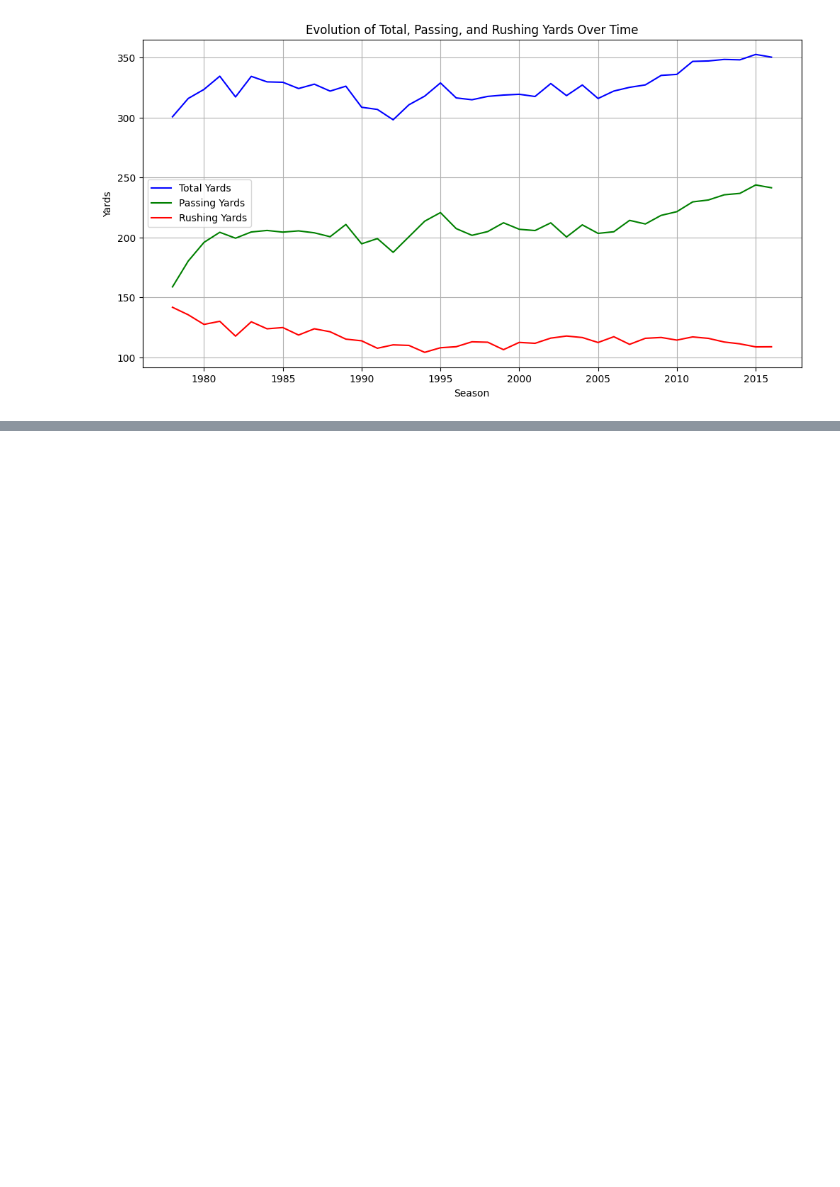
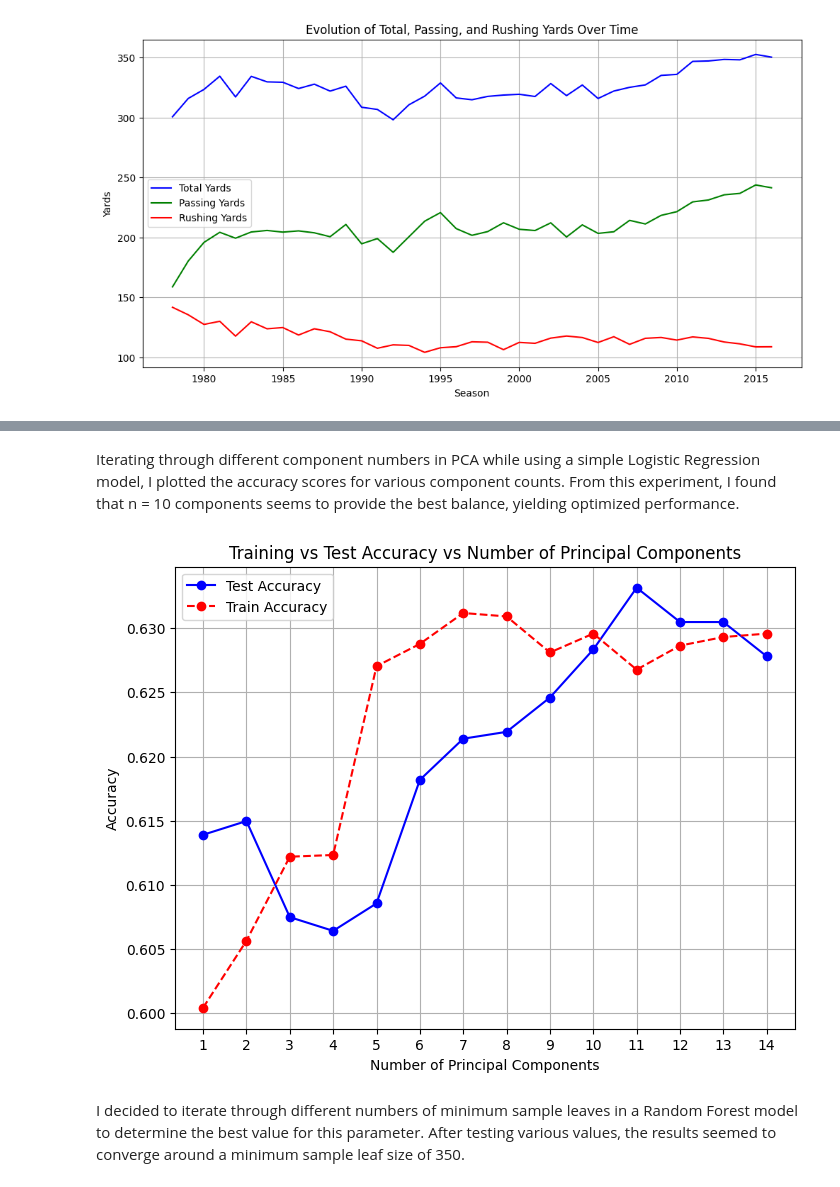
Before and after one commit to willdhh/NFL-Win-Prediction, a Jupyter notebook: finals.ipynb, the cells around one changed output, grey strips where cells are left out. Cells and saved outputs as stored; diff of their text form; code cells hidden in the pictures; blank space fills up the shorter version.

```diff
--- a/finals.ipynb
+++ b/finals.ipynb
@@ -333,0 +393,57 @@ See the caveats in the documentation: https://pandas.pydata.org/pandas-docs/stab
+# %%
+
+X = adj_spread_df.drop(columns=['win'])
+y = adj_spread_df['win']
+
+scaler = StandardScaler()
+scaled_data = scaler.fit_transform(X)
+
+pca = PCA(n_components=10)
+spreadPCA = pca.fit_transform(scaled_data)
+
+pca_df = pd.DataFrame(spreadPCA, columns=[f'PC{i+1}' for i in range(spreadPCA.shape[1])])
+# %% [markdown]
+Iterating through different component numbers in PCA while using a simple Logistic Regression model, I plotted the accuracy scores for various component counts. From this experiment, I found that n = 10 components seems to provide the best balance, yielding optimized performance.
+# %%
+acc = []
+train_acc = []
+
+# Loop through different numbers of principal components (1 to 10)
+for n in range(1, 15):
+    # Apply PCA with n components
+    pca = PCA(n_components=n)
+    spreadPCA = pca.fit_transform(scaled_data)
+
+    # Create a DataFrame with the principal components
+    pca_df = pd.DataFrame(spreadPCA, columns=[f'PC{i+1}' for i in range(spreadPCA.shape[1])])
+
+    # Split the data into training and test sets
+    X_train, X_test, y_train, y_test = train_test_split(pca_df, y, test_size=0.2, random_state=42)
+
+    # Train a RandomForest model
+    model = LogisticRegression(random_state=42, max_iter=1000)
+    model.fit(X_train, y_train)
+
+    # Make predictions on the test set
+    y_pred_test = model.predict(X_test)
+    acc.append(accuracy_score(y_test, y_pred_test))
+
+    # Make predictions on the training set
+    y_pred_train = model.predict(X_train)
+    train_acc.append(accuracy_score(y_train, y_pred_train))
+
+# Plot the accuracy for both test and training sets
+plt.figure(figsize=(8, 6))
+plt.plot(range(1, 15), acc, marker='o', linestyle='-', color='b', label='Test Accuracy')
+plt.plot(range(1, 15), train_acc, marker='o', linestyle='--', color='r', label='Train Accuracy')
+plt.title('Training vs Test Accuracy vs Number of Principal Components')
+plt.xlabel('Number of Principal Components')
+plt.ylabel('Accuracy')
+plt.xticks(range(1, 15))
+plt.legend()
+plt.grid(True)
+plt.show()
+# %% [output]
+[figure, added]
+# %% [markdown]
+I decided to iterate through different numbers of minimum sample leaves in a Random Forest model to determine the best value for this parameter. After testing various values, the results seemed to converge around a minimum sample leaf size of 350.
```
Also changed, not shown: parts of 43 cells of this notebook, 1 other file.
